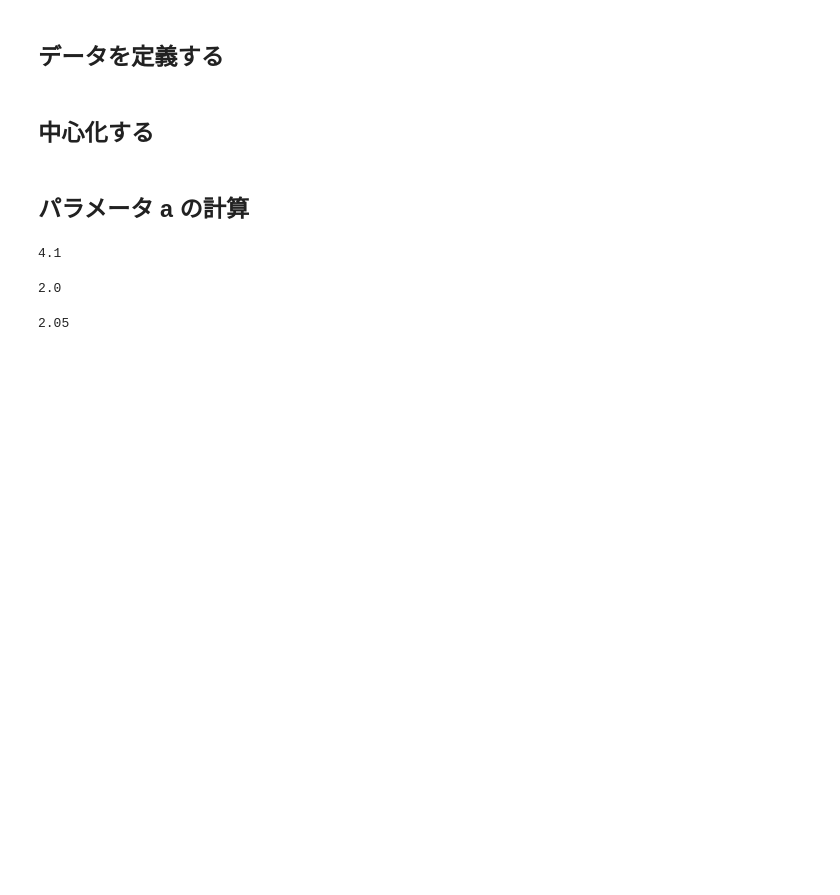
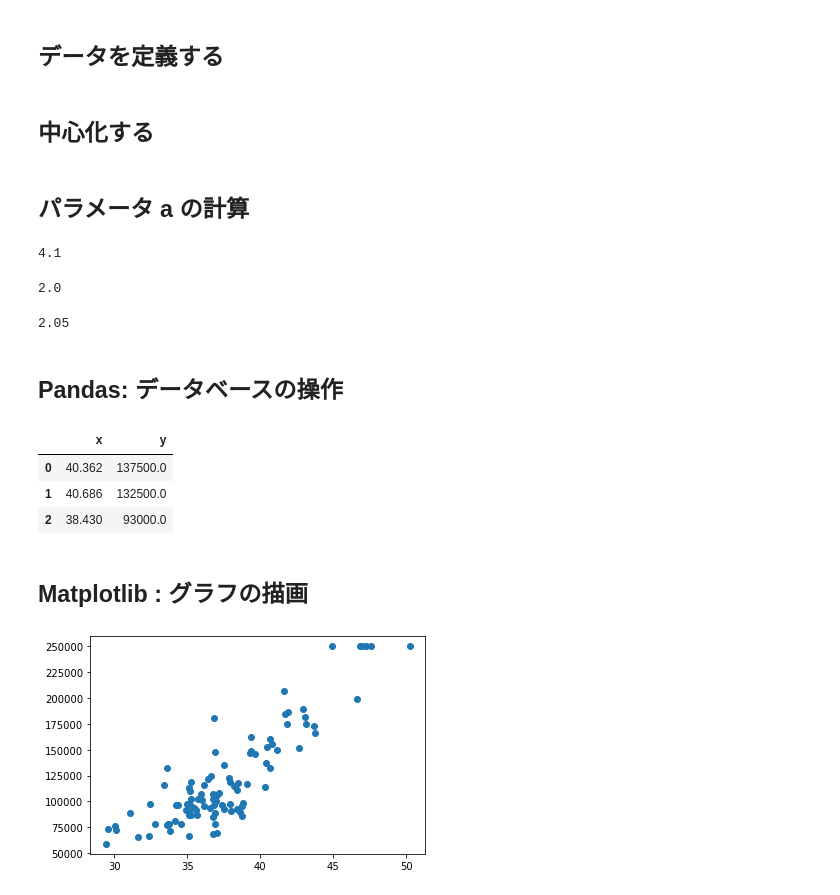
Before and after one commit to ytka/ml, a Jupyter notebook: simple-regression-analysis.ipynb, the cells around one changed output. Drawn from its saved outputs; the diff is of its cells as text; code cells hidden in the pictures; blank space fills up the shorter version.

Commit message:
add pandas and matplotlib

```diff
--- a/simple-regression-analysis.ipynb
+++ b/simple-regression-analysis.ipynb
@@ -37,3 +37,5 @@ a = c1/c2
 a
 # %% [output]
 2.05
+# %% [markdown]
+## Pandas: データベースの操作
@@ -39,0 +44,15 @@ a
+# %%
+df = pd.read_csv('sample.csv')
+# %%
+df.head(3)
+# %% [output]
+|  | x | y |
+| 0 | 40.362 | 137500.0 |
+| 1 | 40.686 | 132500.0 |
+| 2 | 38.430 | 93000.0 |
+# %%
+# データの抽出
+x = df['x']
+y = df['y']
+# %% [markdown]
+## Matplotlib : グラフの描画
@@ -39,0 +63,5 @@ a
+# %%
+plt.scatter(x,y)
+plt.show()
+# %% [output]
+[figure, added]
```
Also changed, not shown: parts of 27 cells of this notebook, 1 other file.
